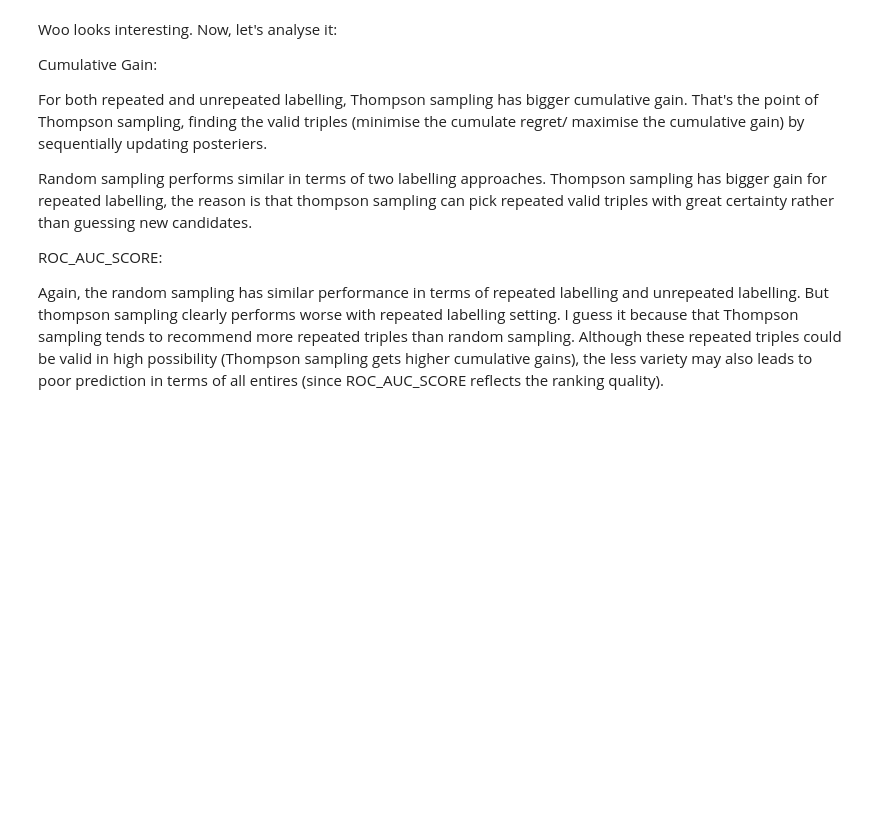
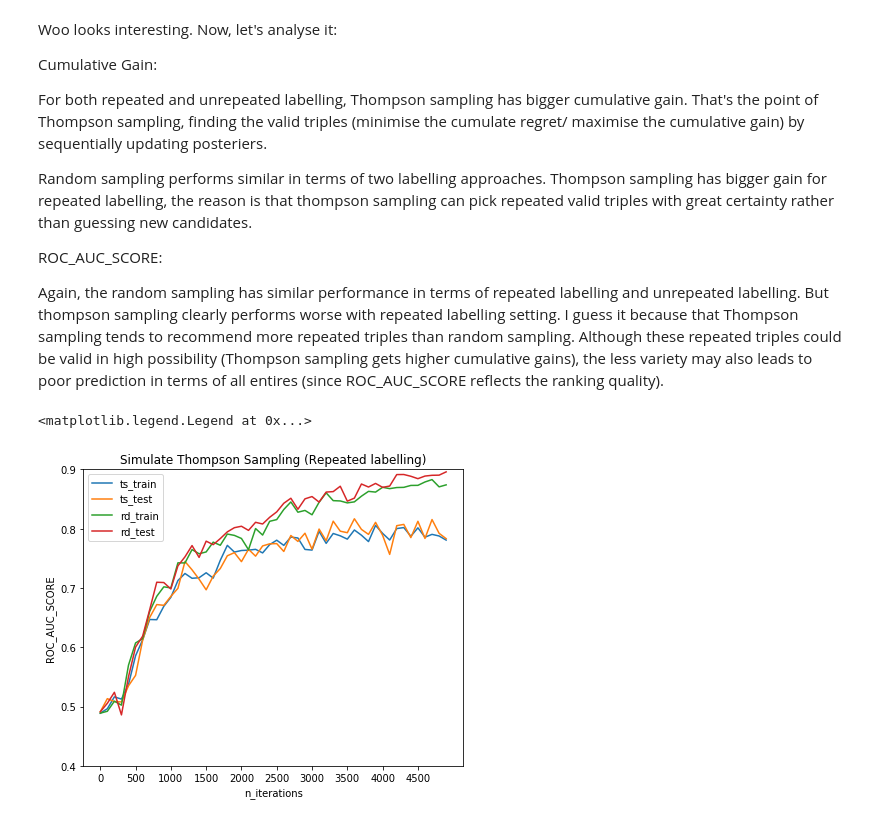
Before and after one commit to chengsoonong/acton, a Jupyter notebook: notebooks/simulate_thompson_sampling_plot.ipynb, the cells around one changed output. Drawn from its saved outputs; the diff is of its cells as text; code cells hidden in the pictures; blank space fills up the shorter version.

Commit message:
plot

```diff
--- a/notebooks/simulate_thompson_sampling_plot.ipynb
+++ b/notebooks/simulate_thompson_sampling_plot.ipynb
@@ -179,3 +179,23 @@ Random sampling performs similar in terms of two labelling approaches. Thompson
 ROC_AUC_SCORE:
 
 Again, the random sampling has similar performance in terms of repeated labelling and unrepeated labelling. But thompson sampling clearly performs worse with repeated labelling setting. I guess it because that Thompson sampling tends to recommend more repeated triples than random sampling. Although these repeated triples could be valid in high possibility (Thompson sampling gets higher cumulative gains), the less variety may also leads to poor prediction in terms of all entires (since ROC_AUC_SCORE reflects the ranking quality).
+# %%
+with open ('outfile', 'rb') as fp:
+    results = pickle.load(fp)
+plt.figure(figsize= (15,12))
+
+# plot 5000 iterations
+plt.subplot(221)
+plt.plot(results['TS_repeated_train_error_list'][::100], label = 'ts_train')
+plt.plot(results['TS_repeated_test_error_list'][::100], label = 'ts_test')
+plt.plot(results['RD_repeated_train_error_list'][::100], label = 'rd_train')
+plt.plot(results['RD_repeated_test_error_list'][::100], label = 'rd_test')
+plt.xticks(numpy.arange(50, step = 5), numpy.arange(5000)[::500])
+plt.xlabel('n_iterations')
+plt.ylabel('ROC_AUC_SCORE')
+plt.ylim(0.4,0.9)
+plt.title('Simulate Thompson Sampling (Repeated labelling)')
+plt.legend()
+# %% [output]
+<matplotlib.legend.Legend at 0x...>
+[figure, added]
```
